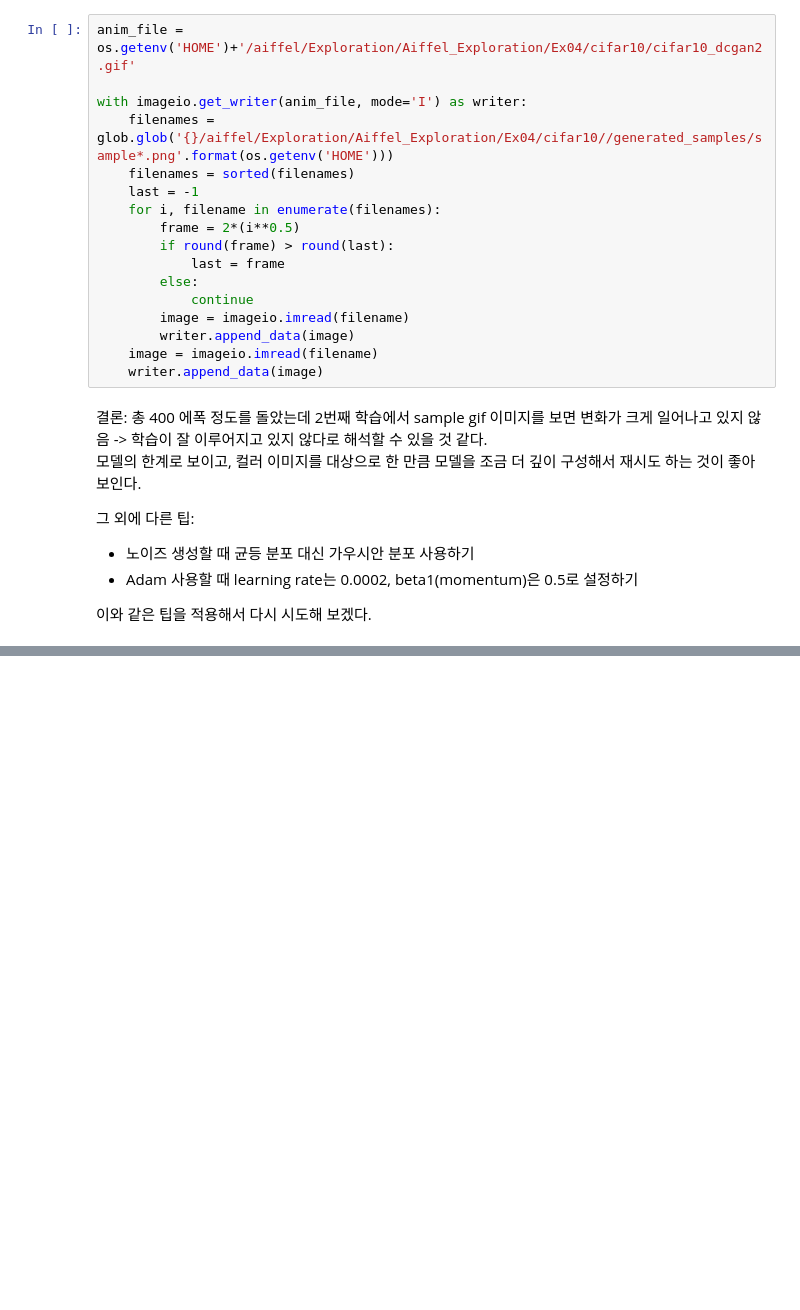
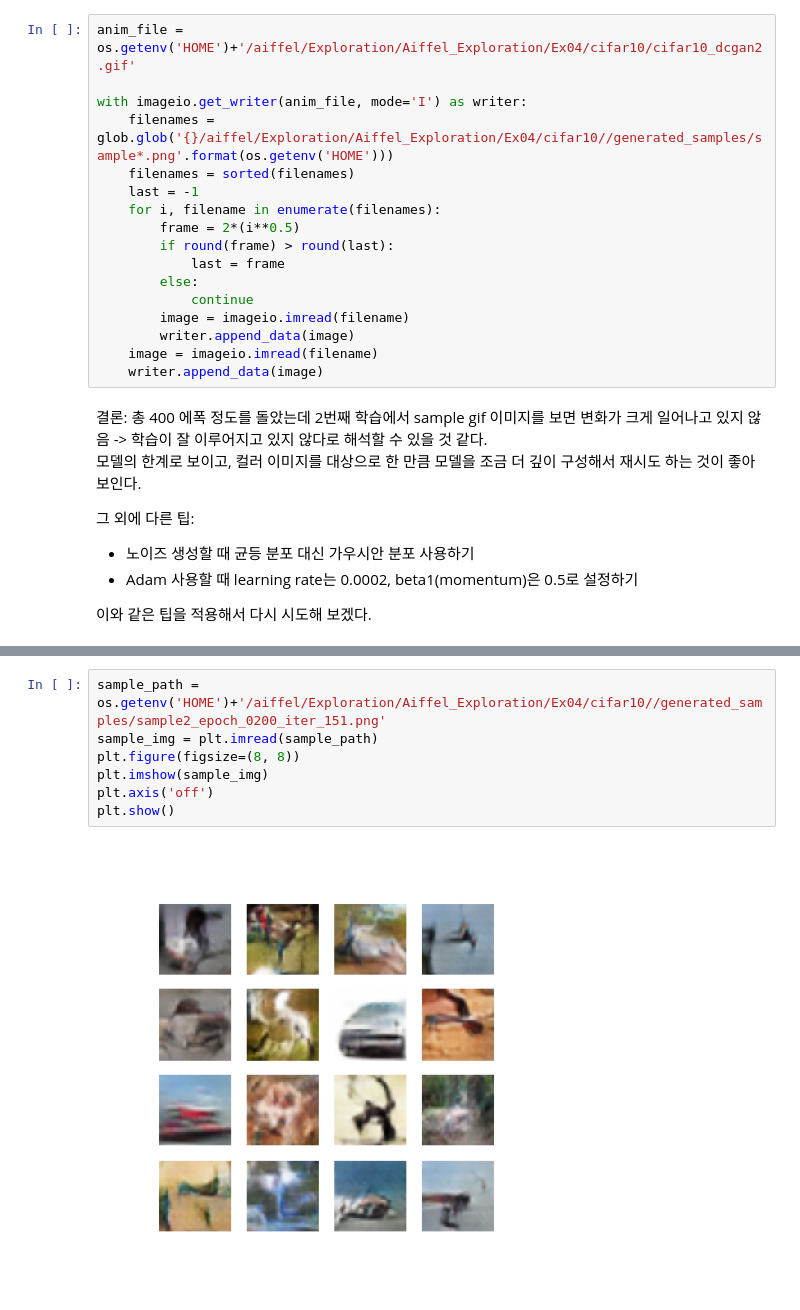
Before and after one commit to 8Chatea8/Aiffel_Exploration, a Jupyter notebook: Ex04/CIFAR10_image_generation.ipynb, the cells around one changed output, grey strips where cells are left out. Drawn from its saved outputs; the diff is of its cells as text; blank space fills up the shorter version.

```diff
--- a/Ex04/CIFAR10_image_generation.ipynb
+++ b/Ex04/CIFAR10_image_generation.ipynb
@@ -428,0 +586,9 @@ with imageio.get_writer(anim_file, mode='I') as writer:
+# %%
+sample_path = os.getenv('HOME')+'/aiffel/Exploration/Aiffel_Exploration/Ex04/cifar10//generated_samples/sample2_epoch_0200_iter_151.png'
+sample_img = plt.imread(sample_path)
+plt.figure(figsize=(8, 8))
+plt.imshow(sample_img)
+plt.axis('off')
+plt.show()
+# %% [output]
+[figure, added]
```
Also changed, not shown: parts of 16 cells of this notebook, 5 other files.
